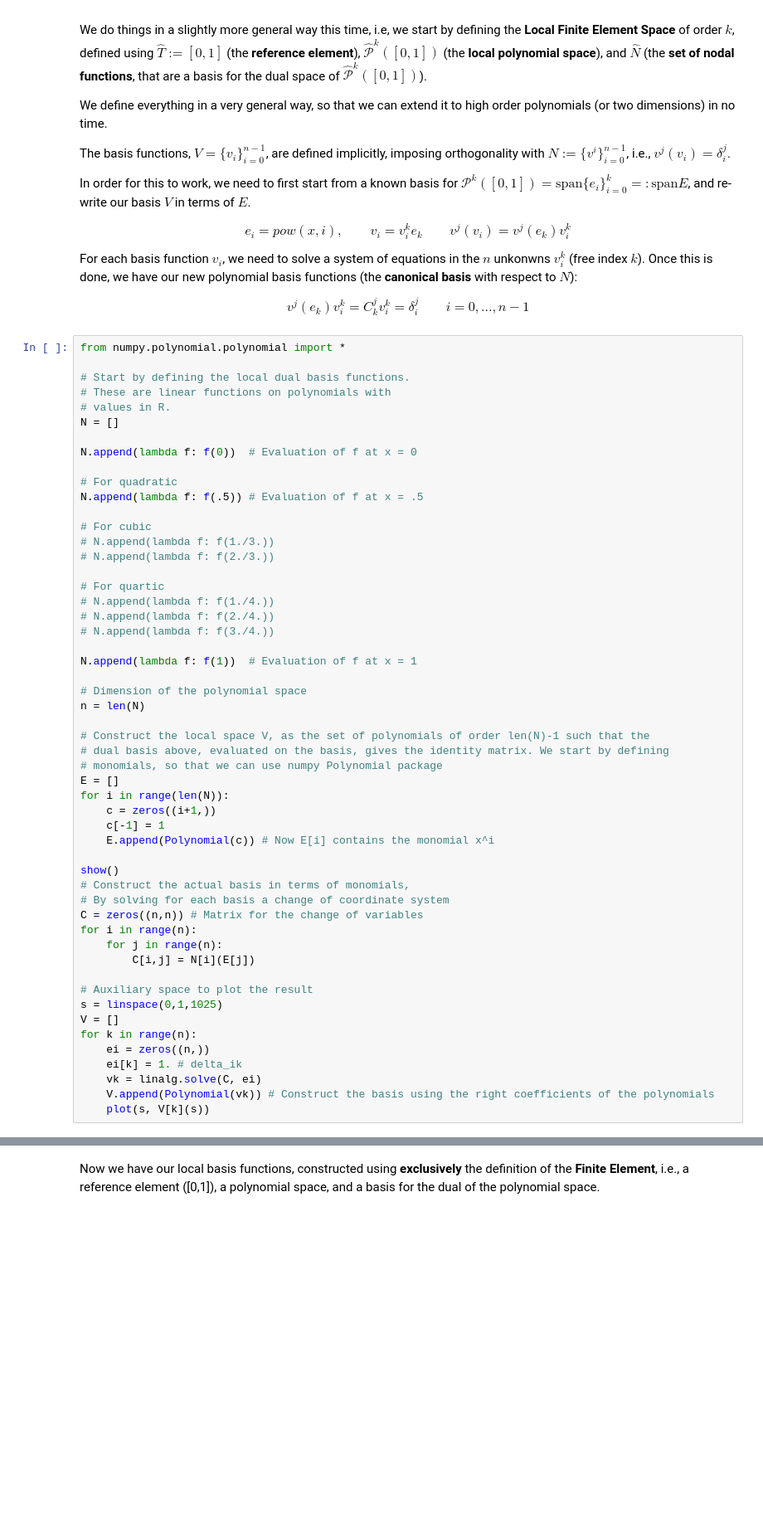
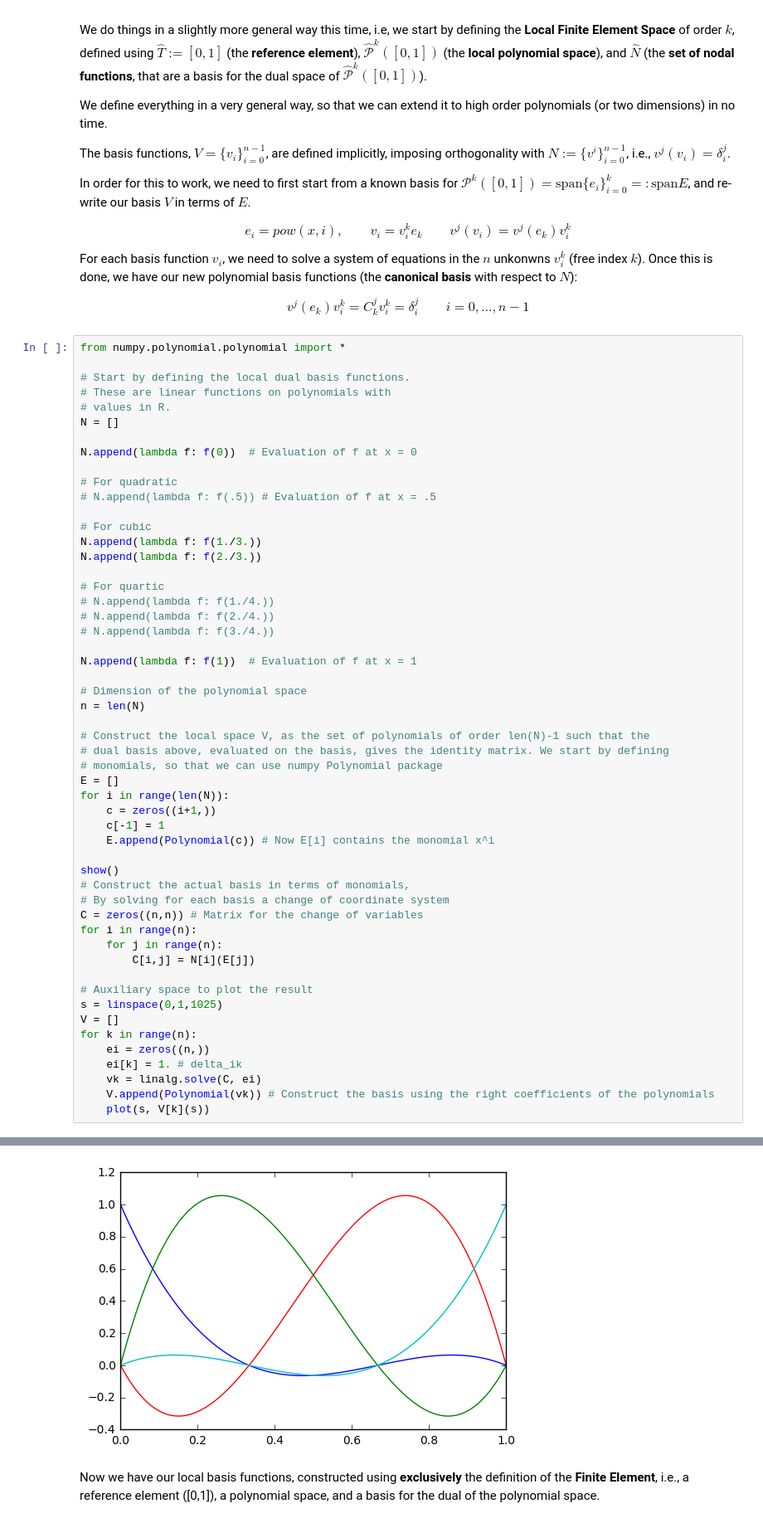
Before and after one commit to sissa/P1.4_seed, a Jupyter notebook: python-outputs/05_simple_pde_approximation.ipynb, the cells around one changed output, grey strips where cells are left out. Shown: that part at 83% size. Saved outputs shown, nothing was run; the diff lists cells and outputs as text; blank space fills up the shorter version.

```diff
--- a/python-outputs/05_simple_pde_approximation.ipynb
+++ b/python-outputs/05_simple_pde_approximation.ipynb
@@ -241,11 +244,11 @@ N = []
 N.append(lambda f: f(0))  # Evaluation of f at x = 0
 
 # For quadratic
-N.append(lambda f: f(.5)) # Evaluation of f at x = .5
+# N.append(lambda f: f(.5)) # Evaluation of f at x = .5
 
 # For cubic
-# N.append(lambda f: f(1./3.))
-# N.append(lambda f: f(2./3.))
+N.append(lambda f: f(1./3.))
+N.append(lambda f: f(2./3.))
 
 # For quartic
 # N.append(lambda f: f(1./4.))
@@ -288,3 +290,4 @@ LinAlgError: Singular matrix
+[figure, added]
 # %% [markdown]
 Now we have our local basis functions, constructed using **exclusively** the definition of the **Finite Element**, i.e., a reference element ([0,1]), a polynomial space, and a basis for the dual of the polynomial space.
 # %% [markdown]
```
Also changed, not shown: parts of 11 cells of this notebook, 2 other files.
